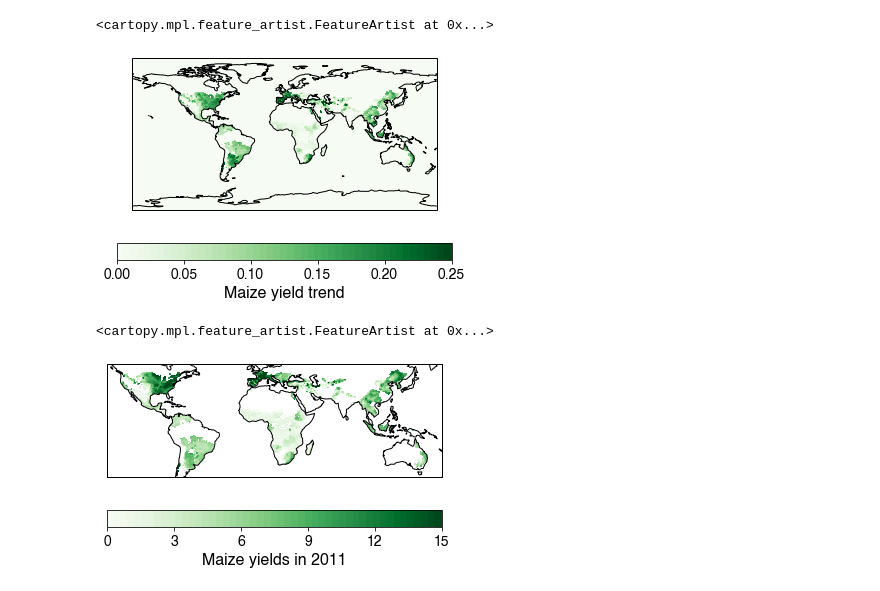
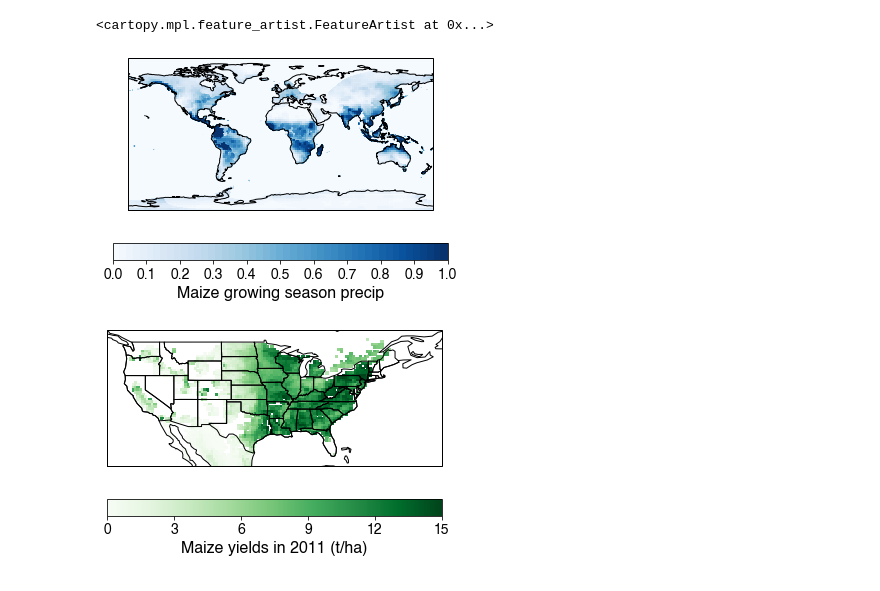
Before and after one commit to ecoffel/grad-research, a Jupyter notebook: 2020-ag-land-climate/ag_calc_gdd_kdd.ipynb, the cells around one changed output. Saved outputs shown, nothing was run; the diff lists cells and outputs as text; code cells hidden in the pictures.

```diff
--- a/2020-ag-land-climate/ag_calc_gdd_kdd.ipynb
+++ b/2020-ag-land-climate/ag_calc_gdd_kdd.ipynb
@@ -27,6 +34,9 @@ t_low = 9
 t_high = 29
 
 crop = 'Maize'
+wxData = 'cpc'
+
+yearRange = [1981, 2018]
 # %%
 # load the sacks crop calendars
 
@@ -112,0 +75,28 @@ else:
+# %%
+if os.path.isfile('%s/seasonal-precip-maize-gpcp.dat'%dataDirDiscovery):
+    with gzip.open('%s/seasonal-precip-maize-gpcp.dat'%dataDirDiscovery, 'rb') as f:
+        seasonalPrecip = pickle.load(f)
+else:
+    seasonalPrecip = np.zeros([len(lat), len(lon), len(range(yearRange[0], yearRange[1]+1))])
+
+    for xlat in range(len(lat)):
+        if xlat % 25 == 0: print(xlat)
+        for ylon in range(len(lon)):
+
+            if ~np.isnan(sacksMaizeStart[xlat,ylon]) and ~np.isnan(sacksMaizeEnd[xlat,ylon]):
+                startMonth = datetime.datetime.strptime('%d'%(sacksMaizeStart[xlat,ylon]), '%j').date().month
+                endMonth = datetime.datetime.strptime('%d'%(sacksMaizeEnd[xlat,ylon]), '%j').date().month
+
+                curPr = gpcp.precip.sel(lat=lat[xlat], lon=lon[ylon], method='nearest')
+
+                for y, year in enumerate(range(yearRange[0], yearRange[1]+1)):
+
+                    # in southern hemisphere when planting happens in fall and harvest happens in spring
+                    if  startMonth > endMonth:
+                        curPr = curPr.sel(time=slice('%d-%d'%(year-1, startMonth), '%d-%d'%(year, endMonth)))
+                    else:
+                        curPr = curPr.sel(time=slice('%d-%d'%(year, startMonth), '%d-%d'%(year, endMonth)))
+
+                    seasonalPrecip[xlat, ylon, y] = np.nansum(curPr.values)
+    with gzip.open('%s/seasonal-precip-maize-gpcp.dat'%dataDirDiscovery, 'wb') as f:
+        pickle.dump(seasonalPrecip, f)
@@ -249,25 +766,30 @@ for xlat in range(maize.shape[0]):
             mdl = sm.OLS(wheat[xlat, ylon, :], X).fit()
             wheatTrends[xlat, ylon] = mdl.params[1]
 # %%
-cRange=[0, .25]
+cRange=[0, 1]
 ax = plt.axes(projection=ccrs.PlateCarree())
-c = plt.contourf(lon, lat, np.clip(maizeTrends, cRange[0], cRange[1]), cmap='Greens', vmin=cRange[0], vmax=cRange[1], levels=np.linspace(cRange[0], cRange[1], 50))
+# ax.add_feature(cartopy.feature.STATES, edgecolor='black')
+c = plt.contourf(lon, lat, np.clip(np.nanmean(seasonalPrecip, axis=2), cRange[0], cRange[1]), cmap='Blues', vmin=cRange[0], vmax=cRange[1], levels=np.linspace(cRange[0], cRange[1], 50))
 cbar = plt.colorbar(c, orientation='horizontal')
-cbar.set_ticks(np.arange(cRange[0], cRange[1]+.1, .05))
-cbar.set_label('%s yield trend'%crop)
+cbar.set_ticks(np.arange(cRange[0], cRange[1]+.1, .1))
+cbar.set_label('%s growing season precip'%crop)
 ax.coastlines()
 # %% [output]
 <cartopy.mpl.feature_artist.FeatureArtist at 0x...>
-[figure, old version]
+[figure, new version]
 # %%
 cRange=[0, 15]
+
 ax = plt.axes(projection=ccrs.PlateCarree())
-c = plt.contourf(lon, lat, np.clip(maize[:,:,-1], cRange[0], cRange[1]), cmap='Greens', vmin=cRange[0], vmax=cRange[1], levels=np.linspace(cRange[0], cRange[1], 50))
+ax.add_feature(cartopy.feature.STATES, edgecolor='black')
+ax.set_extent([-128,-58, 23, 46])
+# c = plt.pcolormesh(lon, lat, np.clip(np.nanmean(maize[:,:,-11:],axis=2), cRange[0], cRange[1]), cmap='Greens', vmin=cRange[0], vmax=cRange[1], levels=np.linspace(cRange[0], cRange[1], 50))
+c = plt.pcolormesh(lon, lat, np.clip(maize[:,:,11], cRange[0], cRange[1]), cmap='Greens', vmin=cRange[0], vmax=cRange[1])
 cbar = plt.colorbar(c, orientation='horizontal')
 cbar.set_ticks(np.arange(cRange[0], cRange[1]+.1, 3))
-cbar.set_label('Maize yields in 2011')
+cbar.set_label('Maize yields in 2011 (t/ha)')
 ax.coastlines()
+plt.savefig('us-maize-yield-2011.pdf', dpi=300, bbox_inches = 'tight', pad_inches = 0)
 # %% [output]
-<cartopy.mpl.feature_artist.FeatureArtist at 0x...>
-[figure, old version]
+[figure, new version]
 # %%
```
Also changed, not shown: parts of 35 cells of this notebook, 5 other files.
